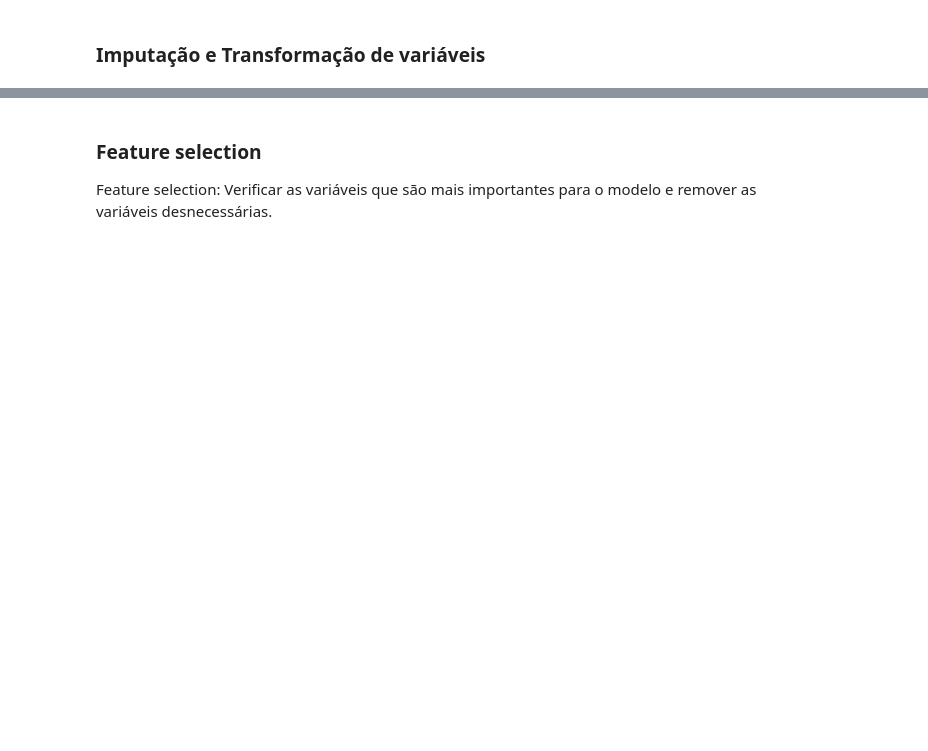
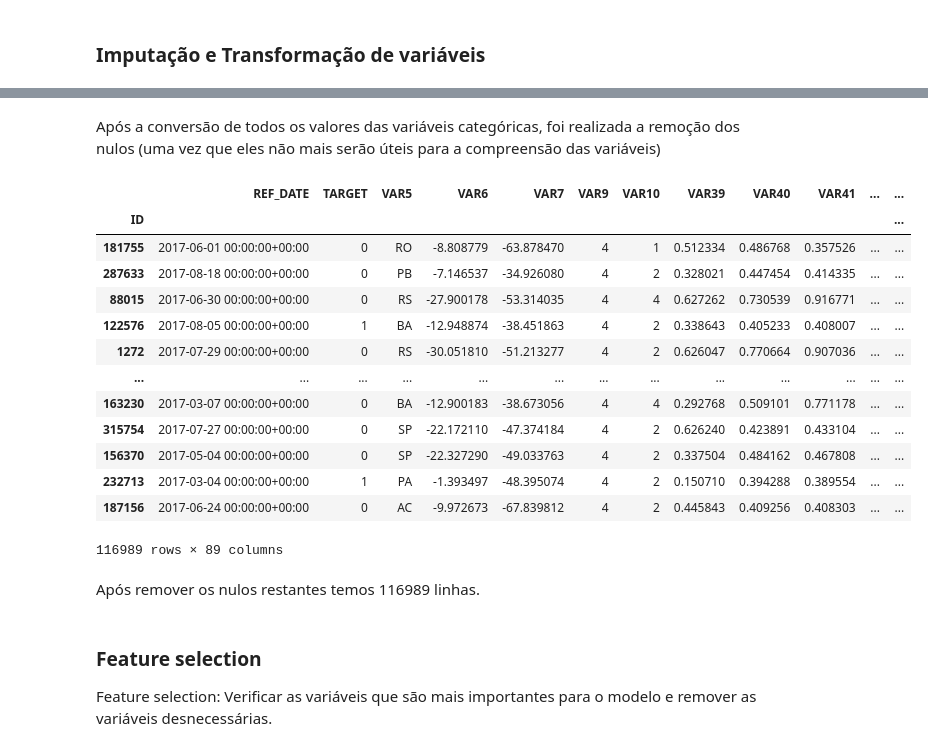
Before and after one commit to eudesgccunha/challenge-data-scientist-neurolake, a Jupyter notebook: credit/notebooks/credit_risk_analysis_tmp.ipynb, the cells around one changed output, grey strips where cells are left out. Drawn from its saved outputs; the diff is of its cells as text; code cells hidden in the pictures; blank space fills up the shorter version.

```diff
--- a/credit/notebooks/credit_risk_analysis_tmp.ipynb
+++ b/credit/notebooks/credit_risk_analysis_tmp.ipynb
@@ -844,3 +1187,25 @@ Imputação de valores(KNNimputer, etc) e transformação (MinMaxScaler, Standar
+# %% [markdown]
+Após a conversão de todos os valores das variáveis categóricas, foi realizada a remoção dos nulos (uma vez que eles não mais serão úteis para a compreensão das variáveis)
+# %%
+# Remoção de todos os nulos restantes
+df_train_clean.dropna()
+# %% [output]
+|  | REF_DATE | TARGET | VAR5 | VAR6 | VAR7 | VAR9 | VAR10 | VAR39 | VAR40 | VAR41 | ... | ... |
+| ID |  |  |  |  |  |  |  |  |  |  |  | ... |
+| 181755 | 2017-06-01 00:00:00+00:00 | 0 | RO | -8.808779 | -63.878470 | 4 | 1 | 0.512334 | 0.486768 | 0.357526 | ... | ... |
+| 287633 | 2017-08-18 00:00:00+00:00 | 0 | PB | -7.146537 | -34.926080 | 4 | 2 | 0.328021 | 0.447454 | 0.414335 | ... | ... |
+| 88015 | 2017-06-30 00:00:00+00:00 | 0 | RS | -27.900178 | -53.314035 | 4 | 4 | 0.627262 | 0.730539 | 0.916771 | ... | ... |
+| 122576 | 2017-08-05 00:00:00+00:00 | 1 | BA | -12.948874 | -38.451863 | 4 | 2 | 0.338643 | 0.405233 | 0.408007 | ... | ... |
+| 1272 | 2017-07-29 00:00:00+00:00 | 0 | RS | -30.051810 | -51.213277 | 4 | 2 | 0.626047 | 0.770664 | 0.907036 | ... | ... |
+| ... | ... | ... | ... | ... | ... | ... | ... | ... | ... | ... | ... | ... |
+| 163230 | 2017-03-07 00:00:00+00:00 | 0 | BA | -12.900183 | -38.673056 | 4 | 4 | 0.292768 | 0.509101 | 0.771178 | ... | ... |
+| 315754 | 2017-07-27 00:00:00+00:00 | 0 | SP | -22.172110 | -47.374184 | 4 | 2 | 0.626240 | 0.423891 | 0.433104 | ... | ... |
+| 156370 | 2017-05-04 00:00:00+00:00 | 0 | SP | -22.327290 | -49.033763 | 4 | 2 | 0.337504 | 0.484162 | 0.467808 | ... | ... |
+| 232713 | 2017-03-04 00:00:00+00:00 | 1 | PA | -1.393497 | -48.395074 | 4 | 2 | 0.150710 | 0.394288 | 0.389554 | ... | ... |
+| 187156 | 2017-06-24 00:00:00+00:00 | 0 | AC | -9.972673 | -67.839812 | 4 | 2 | 0.445843 | 0.409256 | 0.408303 | ... | ... |
+116989 rows × 89 columns
+# %% [markdown]
+Após remover os nulos restantes temos 116989 linhas.
 # %% [markdown]
 ### Feature selection
 
```
Also changed, not shown: parts of 29 cells of this notebook.
